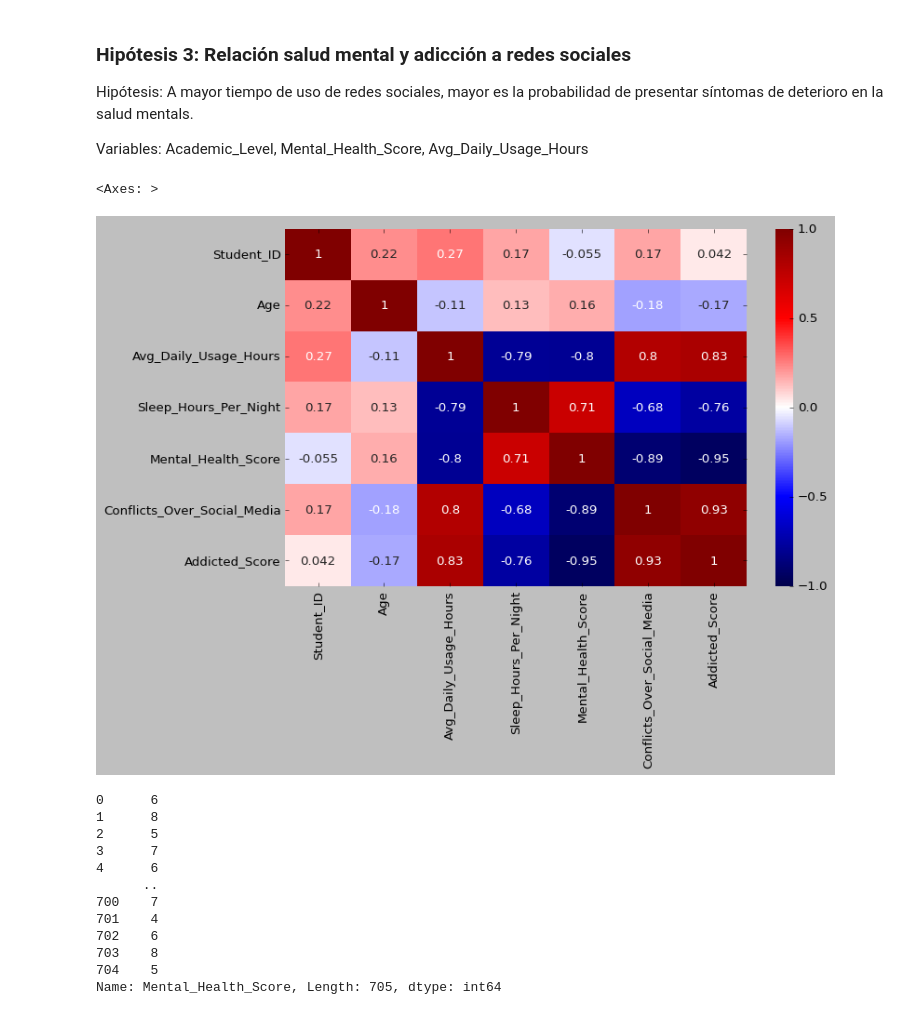
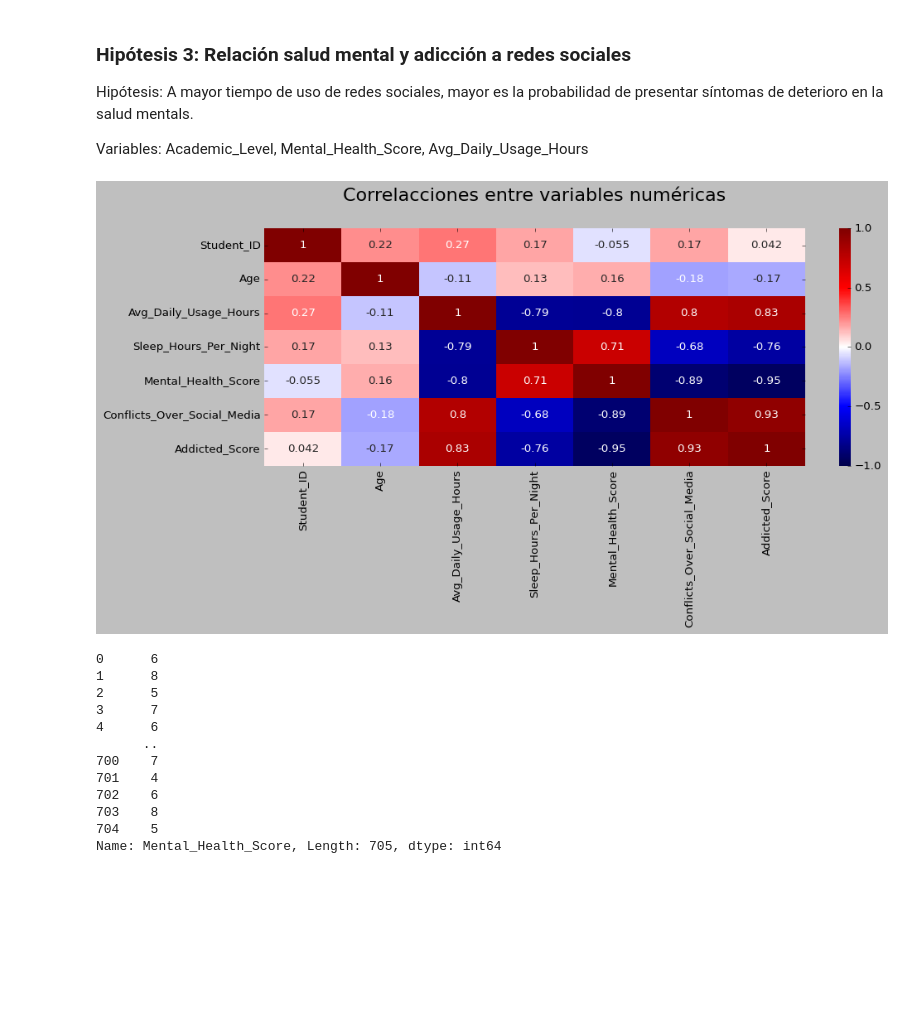
Before and after one commit to AGC79/eda_redes_sociales, a Jupyter notebook: EDA/0-Enunciado_EDA.ipynb, the cells around one changed output. Cells and saved outputs as stored; diff of their text form; code cells hidden in the pictures; blank space fills up the shorter version.

```diff
--- a/EDA/0-Enunciado_EDA.ipynb
+++ b/EDA/0-Enunciado_EDA.ipynb
@@ -872,14 +768,20 @@ Hipótesis: A mayor tiempo de uso de redes sociales, mayor es la probabilidad de
 
 Variables: Academic_Level, Mental_Health_Score, Avg_Daily_Usage_Hours
 # %%
-plt.figure(figsize=(10,6))
+plt.figure(figsize=(13,7))
+
 sns.heatmap(social_media.corr(numeric_only=True),
             annot=True,
             cmap="seismic",
             vmin=-1)
+
+plt.title("Correlacciones entre variables numéricas", pad=30, fontsize=20)
+
+plt.tight_layout()
+
+plt.show();
 # %% [output]
-<Axes: >
-[figure, old version]
+[figure, new version]
 # %%
 social_media["Mental_Health_Score"]
 # %% [output]
```
Also changed, not shown: parts of 16 cells of this notebook, 2 other files.
